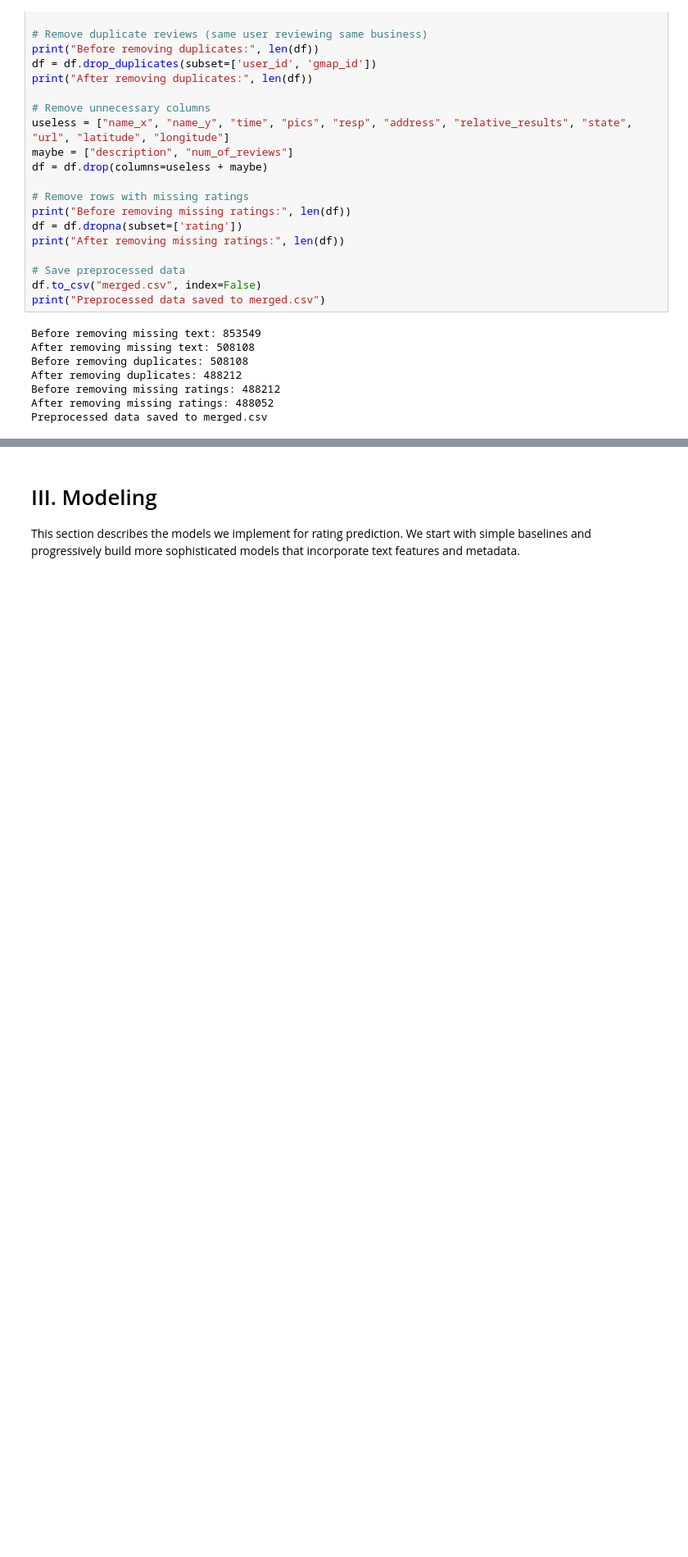
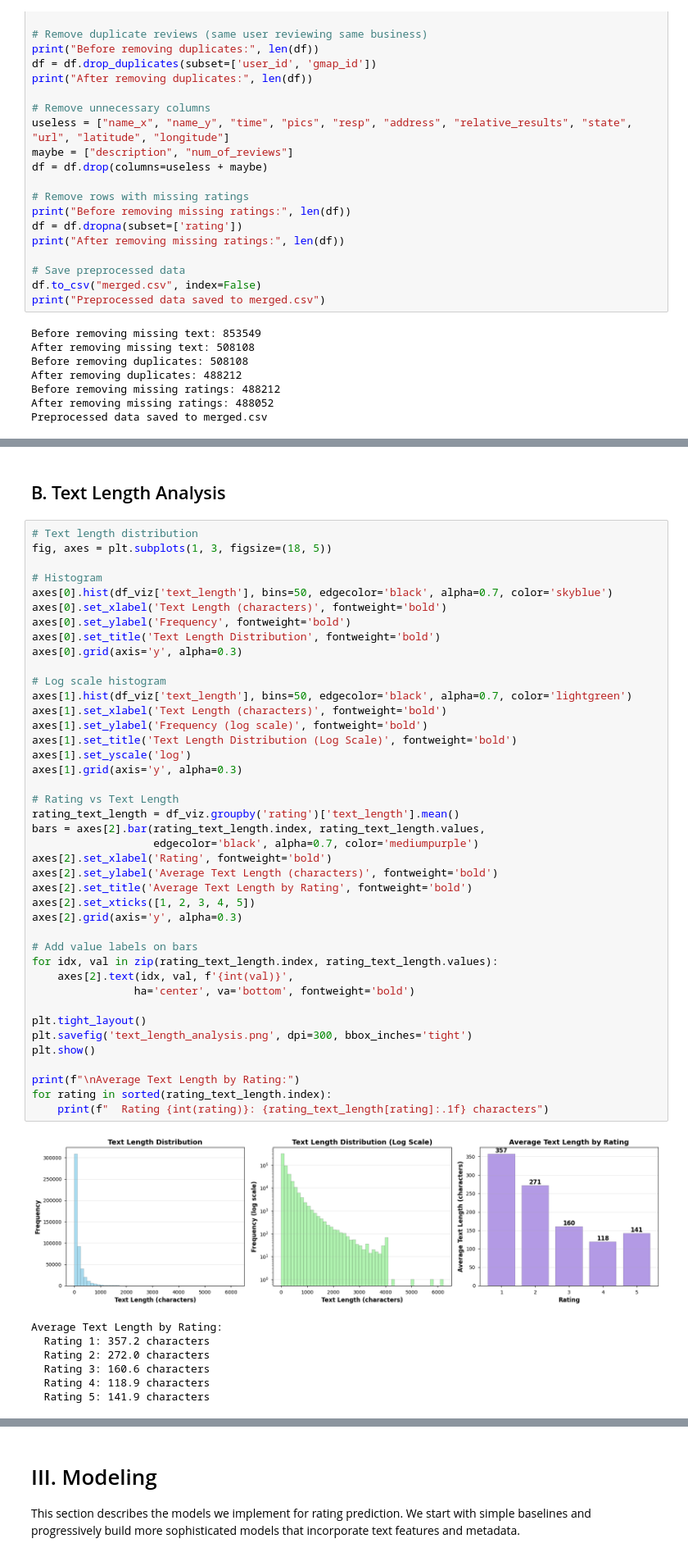
Before and after one commit to JaeHyun-Cha-00/CSE158-Assignment2, a Jupyter notebook: Assignment2.ipynb, the cells around one changed output, grey strips where cells are left out. Shown at 82% size. Saved outputs shown, nothing was run; the diff lists cells and outputs as text; blank space fills up the shorter version.

```diff
--- a/Assignment2.ipynb
+++ b/Assignment2.ipynb
@@ -66,0 +163,51 @@ df.head()
+# %% [markdown]
+## B. Text Length Analysis
+# %%
+# Text length distribution
+fig, axes = plt.subplots(1, 3, figsize=(18, 5))
+
+# Histogram
+axes[0].hist(df_viz['text_length'], bins=50, edgecolor='black', alpha=0.7, color='skyblue')
+axes[0].set_xlabel('Text Length (characters)', fontweight='bold')
+axes[0].set_ylabel('Frequency', fontweight='bold')
+axes[0].set_title('Text Length Distribution', fontweight='bold')
+axes[0].grid(axis='y', alpha=0.3)
+
+# Log scale histogram
+axes[1].hist(df_viz['text_length'], bins=50, edgecolor='black', alpha=0.7, color='lightgreen')
+axes[1].set_xlabel('Text Length (characters)', fontweight='bold')
+axes[1].set_ylabel('Frequency (log scale)', fontweight='bold')
+axes[1].set_title('Text Length Distribution (Log Scale)', fontweight='bold')
+axes[1].set_yscale('log')
+axes[1].grid(axis='y', alpha=0.3)
+
+# Rating vs Text Length
+rating_text_length = df_viz.groupby('rating')['text_length'].mean()
+bars = axes[2].bar(rating_text_length.index, rating_text_length.values,
+                   edgecolor='black', alpha=0.7, color='mediumpurple')
+axes[2].set_xlabel('Rating', fontweight='bold')
+axes[2].set_ylabel('Average Text Length (characters)', fontweight='bold')
+axes[2].set_title('Average Text Length by Rating', fontweight='bold')
+axes[2].set_xticks([1, 2, 3, 4, 5])
+axes[2].grid(axis='y', alpha=0.3)
+
+# Add value labels on bars
+for idx, val in zip(rating_text_length.index, rating_text_length.values):
+    axes[2].text(idx, val, f'{int(val)}',
+                ha='center', va='bottom', fontweight='bold')
+
+plt.tight_layout()
+plt.savefig('text_length_analysis.png', dpi=300, bbox_inches='tight')
+plt.show()
+
+print(f"\nAverage Text Length by Rating:")
+for rating in sorted(rating_text_length.index):
+    print(f"  Rating {int(rating)}: {rating_text_length[rating]:.1f} characters")
+# %% [output]
+[figure, added]
+Average Text Length by Rating:
+  Rating 1: 357.2 characters
+  Rating 2: 272.0 characters
+  Rating 3: 160.6 characters
+  Rating 4: 118.9 characters
+  Rating 5: 141.9 characters
```
Also changed, not shown: parts of 15 cells of this notebook, 6 other files.
